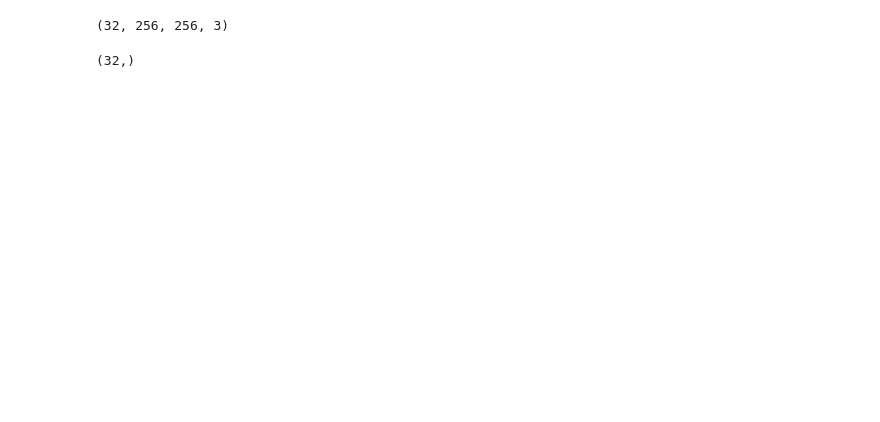
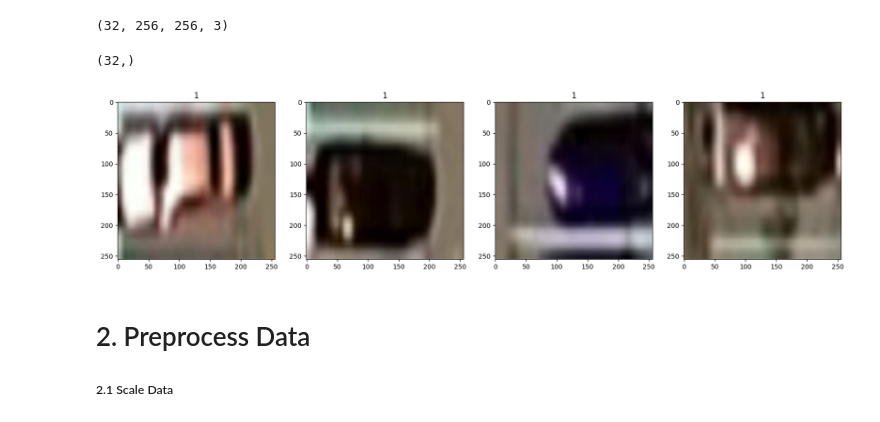
Before and after one commit to jfglenn/JacksParking, a Jupyter notebook: ParkingSpotClassification.ipynb, the cells around one changed output. Saved outputs shown, nothing was run; the diff lists cells and outputs as text; code cells hidden in the pictures; blank space fills up the shorter version.

Commit message:
Commented code and added Preprocessing Step and Deep Learning Model Step

```diff
--- a/ParkingSpotClassification.ipynb
+++ b/ParkingSpotClassification.ipynb
@@ -55,3 +67,16 @@ batch[0].shape
 batch[1].shape
 # %% [output]
 (32,)
+# %%
+# Check what each flag is
+# folder 0 = available
+# folder 1 = unavailable
+fig, ax = plt.subplots(ncols=4, figsize=(20,20))
+for idx, img in enumerate(batch[0][:4]):
+    ax[idx].imshow(img.astype(int))
+    ax[idx].title.set_text(batch[1][idx])
+# %% [output]
+[figure, added]
+# %% [markdown]
+# 2. Preprocess Data
+##### 2.1 Scale Data
```
Also changed, not shown: parts of 19 cells of this notebook.
